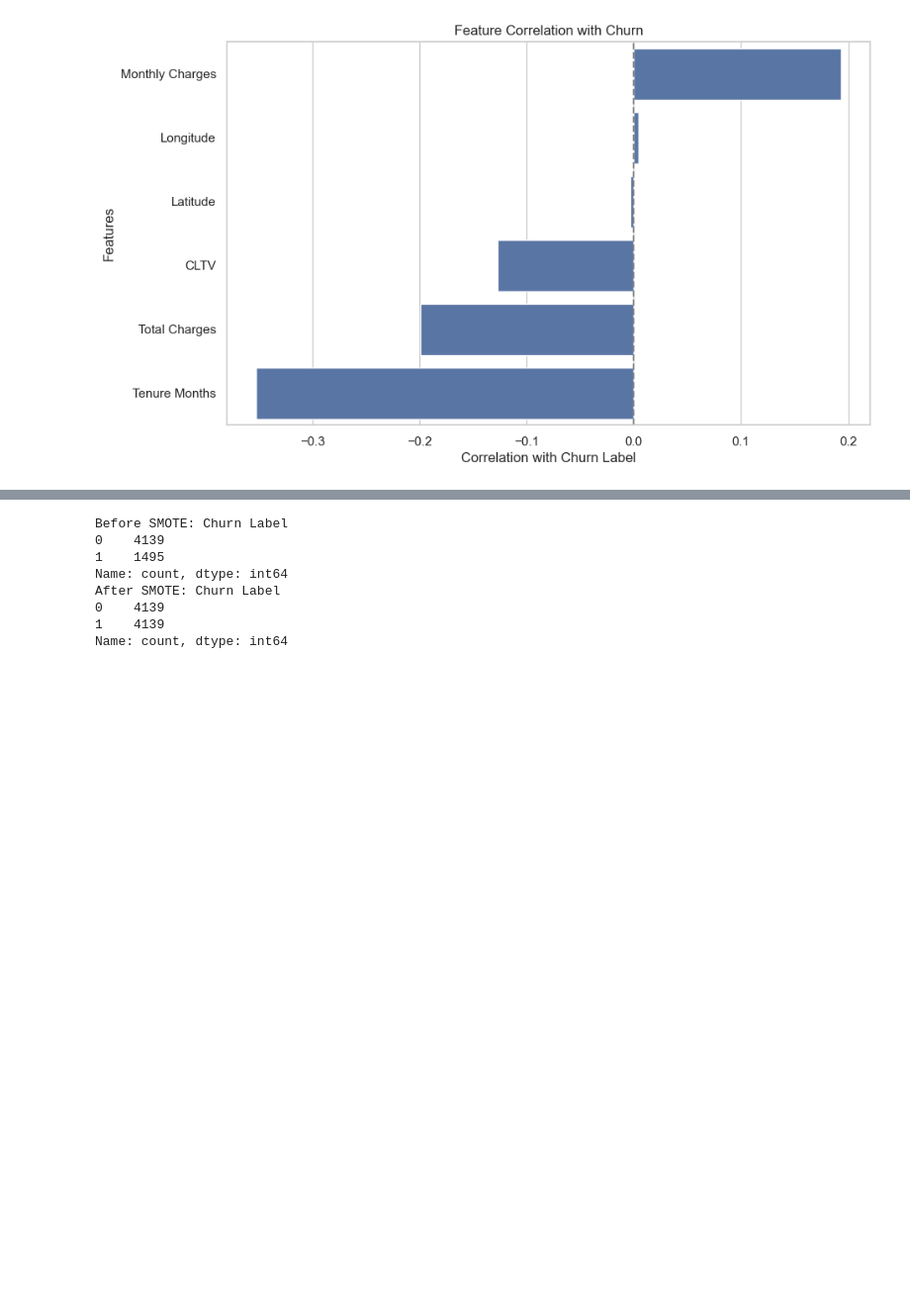
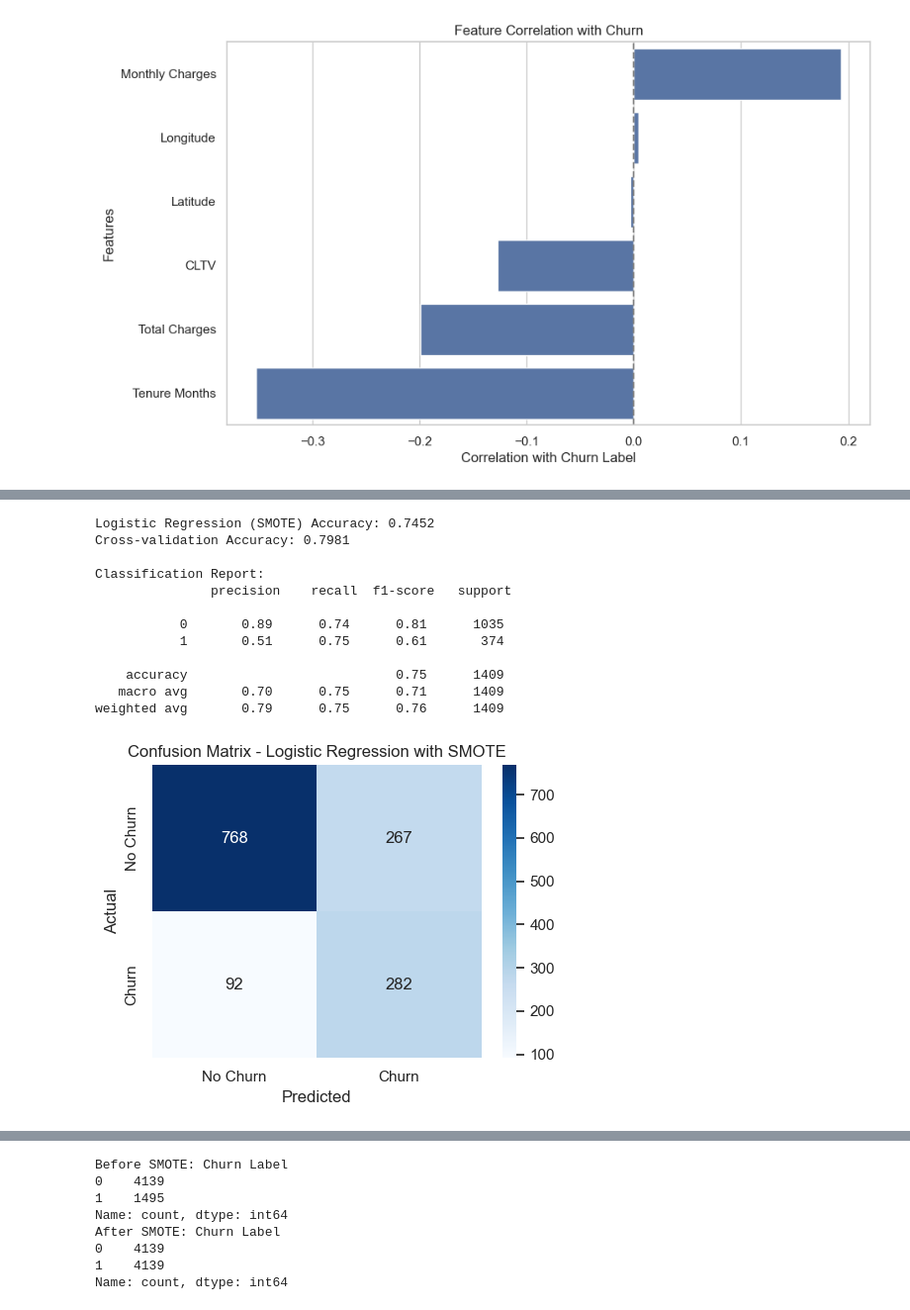
Before and after one commit to amharringthon/IBM-Telco-Churn-Prediction, a Jupyter notebook: Telecom_Churn_EDA_Model.ipynb, the cells around one changed output, grey strips where cells are left out. Shown at 99% size. Cells and saved outputs as stored; diff of their text form; code cells hidden in the pictures; blank space fills up the shorter version.

```diff
--- a/Telecom_Churn_EDA_Model.ipynb
+++ b/Telecom_Churn_EDA_Model.ipynb
@@ -594,0 +707,80 @@ Mean CV score: 0.8097406485902316
+# %%
+from imblearn.over_sampling import SMOTE
+from sklearn.linear_model import LogisticRegression
+from sklearn.model_selection import train_test_split, cross_val_score
+from sklearn.metrics import accuracy_score, classification_report, confusion_matrix, roc_auc_score, roc_curve
+import matplotlib.pyplot as plt
+import seaborn as sns
+import numpy as np
+import pandas as pd
+
+# Apply SMOTE to balance the dataset
+smote = SMOTE(random_state=42)
+X_resampled, y_resampled = smote.fit_resample(X_train, y_train)
+
+# Initialize and train the logistic regression model
+lr_smote_model = LogisticRegression(max_iter=1000)
+lr_smote_model.fit(X_resampled, y_resampled)
+
+# Predictions
+y_pred_smote = lr_smote_model.predict(X_test)
+y_proba_smote = lr_smote_model.predict_proba(X_test)[:, 1]  # For ROC curve
+
+# Cross-validation scores (5-fold CV)
+cv_scores_smote = cross_val_score(lr_smote_model, X_resampled, y_resampled, cv=5, scoring='accuracy')
+cv_mean_smote = np.mean(cv_scores_smote)
+
+# Evaluation metrics
+accuracy_smote = accuracy_score(y_test, y_pred_smote)
+print(f"Logistic Regression (SMOTE) Accuracy: {accuracy_smote:.4f}")
+print(f"Cross-validation Accuracy: {cv_mean_smote:.4f}")  # Display CV score
+print("\nClassification Report:\n", classification_report(y_test, y_pred_smote))
+
+# Confusion matrix
+plt.figure(figsize=(5, 4))
+sns.heatmap(confusion_matrix(y_test, y_pred_smote), annot=True, fmt='d', cmap='Blues',
+            xticklabels=["No Churn", "Churn"], yticklabels=["No Churn", "Churn"])
+plt.xlabel("Predicted")
+plt.ylabel("Actual")
+plt.title("Confusion Matrix - Logistic Regression with SMOTE")
+plt.tight_layout()
+plt.show()
+
+# ROC Curve
+fpr_smote, tpr_smote, thresholds_smote = roc_curve(y_test, y_proba_smote)
+plt.figure(figsize=(6, 4))
+plt.plot(fpr_smote, tpr_smote, label=f"ROC Curve (AUC = {roc_auc_score(y_test, y_proba_smote):.2f})")
+plt.plot([0, 1], [0, 1], linestyle="--", color="gray")
+plt.xlabel("False Positive Rate")
+plt.ylabel("True Positive Rate")
+plt.title("ROC Curve - Logistic Regression with SMOTE")
+plt.legend()
+plt.tight_layout()
+plt.show()
+
+# Feature importance (coefficients)
+coefficients_smote = lr_smote_model.coef_[0]
+coef_df_smote = pd.DataFrame({'Feature': X.columns, 'Coefficient': coefficients_smote})
+coef_df_smote['Abs_Coefficient'] = np.abs(coef_df_smote['Coefficient'])
+coef_df_smote = coef_df_smote.sort_values(by='Abs_Coefficient', ascending=False)
+
+# Plot top 15 influential features
+plt.figure(figsize=(10, 6))
+sns.barplot(x="Abs_Coefficient", y="Feature", data=coef_df_smote.head(15), palette="coolwarm")
+plt.title("Top 15 Most Influential Features (Logistic Regression with SMOTE)")
+plt.xlabel("Absolute Coefficient")
+plt.tight_layout()
+# %% [output]
+Logistic Regression (SMOTE) Accuracy: 0.7452
+Cross-validation Accuracy: 0.7981
+
+Classification Report:
+               precision    recall  f1-score   support
+
+           0       0.89      0.74      0.81      1035
+           1       0.51      0.75      0.61       374
+
+    accuracy                           0.75      1409
+   macro avg       0.70      0.75      0.71      1409
+weighted avg       0.79      0.75      0.76      1409
+[figure, added]
```
Also changed, not shown: parts of 71 cells of this notebook, 1 other file.
